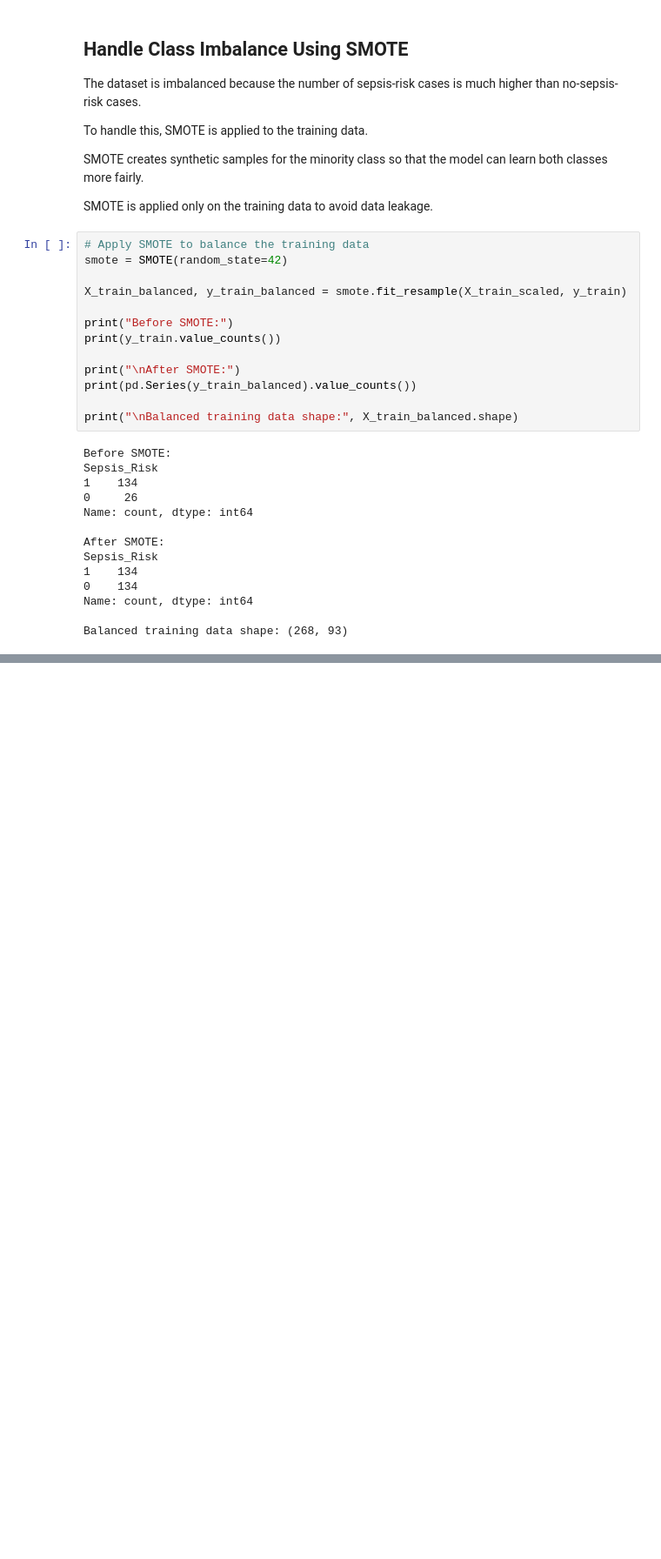
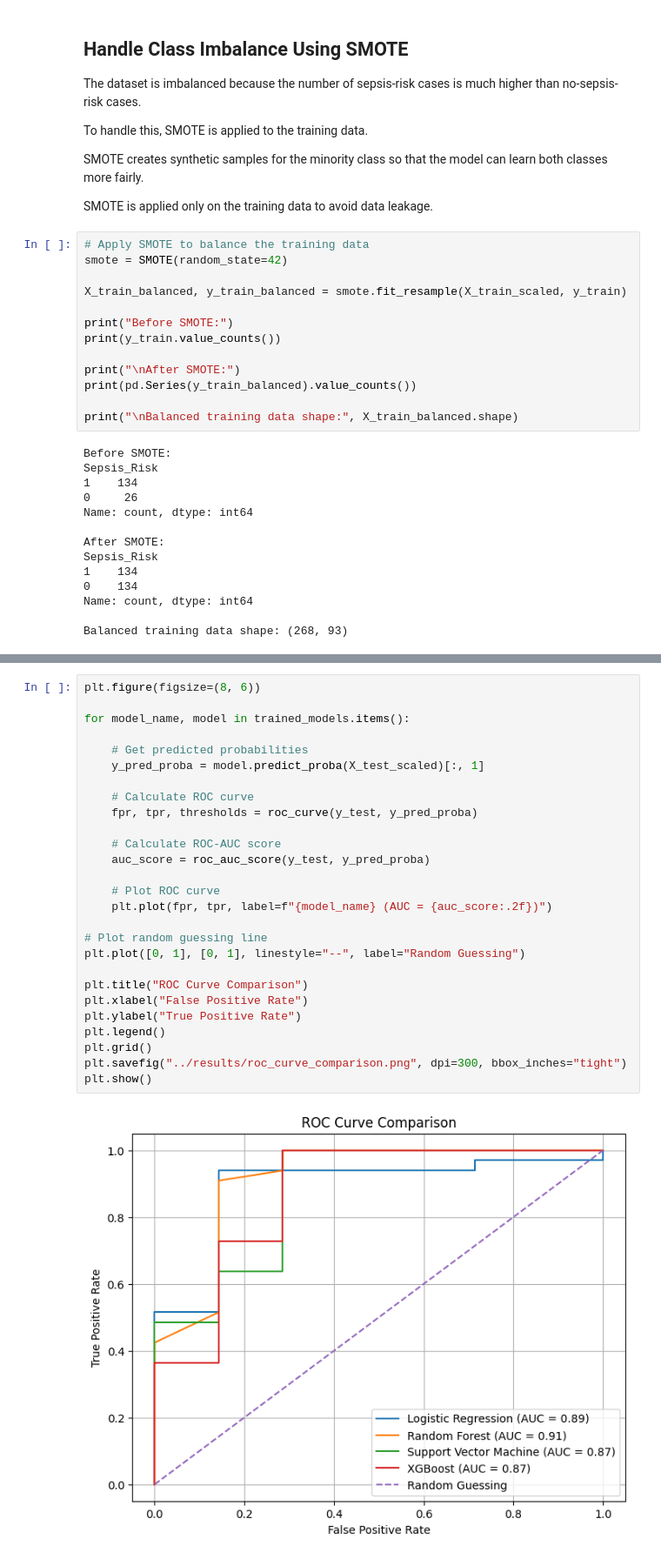
Before and after one commit to mairaasim214-collab/Early-Sepsis-Detection-ICU-Data, a Jupyter notebook: notebooks/early_sepsis_detection.ipynb, the cells around one changed output, grey strips where cells are left out. Shown at 87% size. Cells and saved outputs as stored; diff of their text form; blank space fills up the shorter version.

```diff
--- a/notebooks/early_sepsis_detection.ipynb
+++ b/notebooks/early_sepsis_detection.ipynb
@@ -429,0 +612,29 @@ Balanced training data shape: (268, 93)
+# %%
+plt.figure(figsize=(8, 6))
+
+for model_name, model in trained_models.items():
+
+    # Get predicted probabilities
+    y_pred_proba = model.predict_proba(X_test_scaled)[:, 1]
+
+    # Calculate ROC curve
+    fpr, tpr, thresholds = roc_curve(y_test, y_pred_proba)
+
+    # Calculate ROC-AUC score
+    auc_score = roc_auc_score(y_test, y_pred_proba)
+
+    # Plot ROC curve
+    plt.plot(fpr, tpr, label=f"{model_name} (AUC = {auc_score:.2f})")
+
+# Plot random guessing line
+plt.plot([0, 1], [0, 1], linestyle="--", label="Random Guessing")
+
+plt.title("ROC Curve Comparison")
+plt.xlabel("False Positive Rate")
+plt.ylabel("True Positive Rate")
+plt.legend()
+plt.grid()
+plt.savefig("../results/roc_curve_comparison.png", dpi=300, bbox_inches="tight")
+plt.show()
+# %% [output]
+[figure, added]
```
Also changed, not shown: parts of 18 cells of this notebook.
